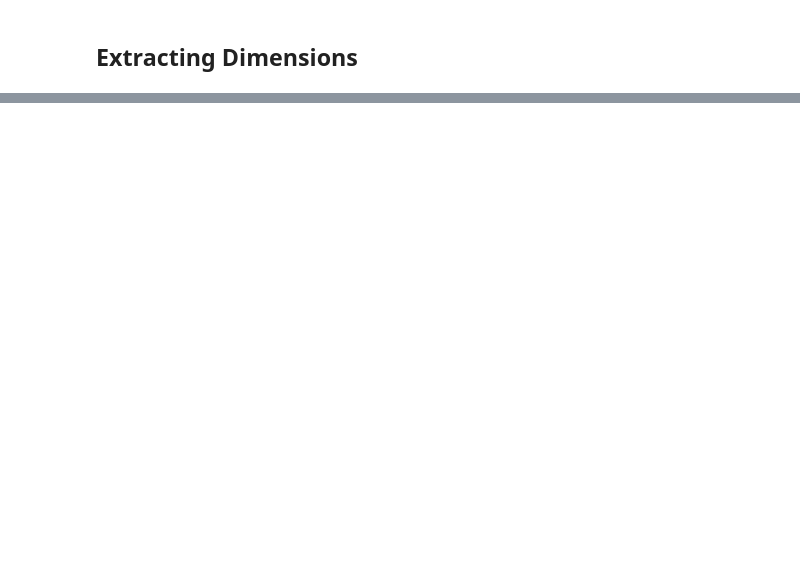
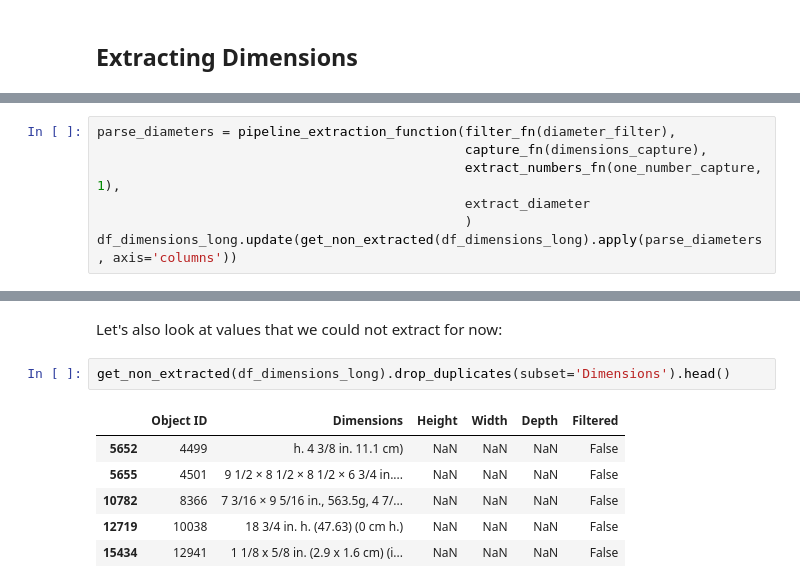
Before and after one commit to nickobard/Data-Preprocessing-Course, a Jupyter notebook: 01/01_homework.ipynb, the cells around one changed output, grey strips where cells are left out. Saved outputs shown, nothing was run; the diff lists cells and outputs as text; blank space fills up the shorter version.

```diff
--- a/01/01_homework.ipynb
+++ b/01/01_homework.ipynb
@@ -3141,0 +2958,7 @@ TypeError: chainable.<locals>.wrapper() missing 1 required keyword-only argument
+# %%
+parse_diameters = pipeline_extraction_function(filter_fn(diameter_filter),
+                                               capture_fn(dimensions_capture),
+                                               extract_numbers_fn(one_number_capture, 1),
+                                               extract_diameter
+                                               )
+df_dimensions_long.update(get_non_extracted(df_dimensions_long).apply(parse_diameters, axis='columns'))
@@ -3141,0 +3034,11 @@ TypeError: chainable.<locals>.wrapper() missing 1 required keyword-only argument
+# %% [markdown]
+Let's also look at values that we could not extract for now:
+# %%
+get_non_extracted(df_dimensions_long).drop_duplicates(subset='Dimensions').head()
+# %% [output]
+|  | Object ID | Dimensions | Height | Width | Depth | Filtered |
+| 5652 | 4499 | h. 4 3/8 in. 11.1 cm) | NaN | NaN | NaN | False |
+| 5655 | 4501 | 9 1/2 × 8 1/2 × 8 1/2 × 6 3/4 in.... | NaN | NaN | NaN | False |
+| 10782 | 8366 | 7 3/16 × 9 5/16 in., 563.5g, 4 7/... | NaN | NaN | NaN | False |
+| 12719 | 10038 | 18 3/4 in. h. (47.63) (0 cm h.) | NaN | NaN | NaN | False |
+| 15434 | 12941 | 1 1/8 x 5/8 in. (2.9 x 1.6 cm) (i... | NaN | NaN | NaN | False |
```
Also changed, not shown: parts of 70 cells of this notebook, 1 other file.
